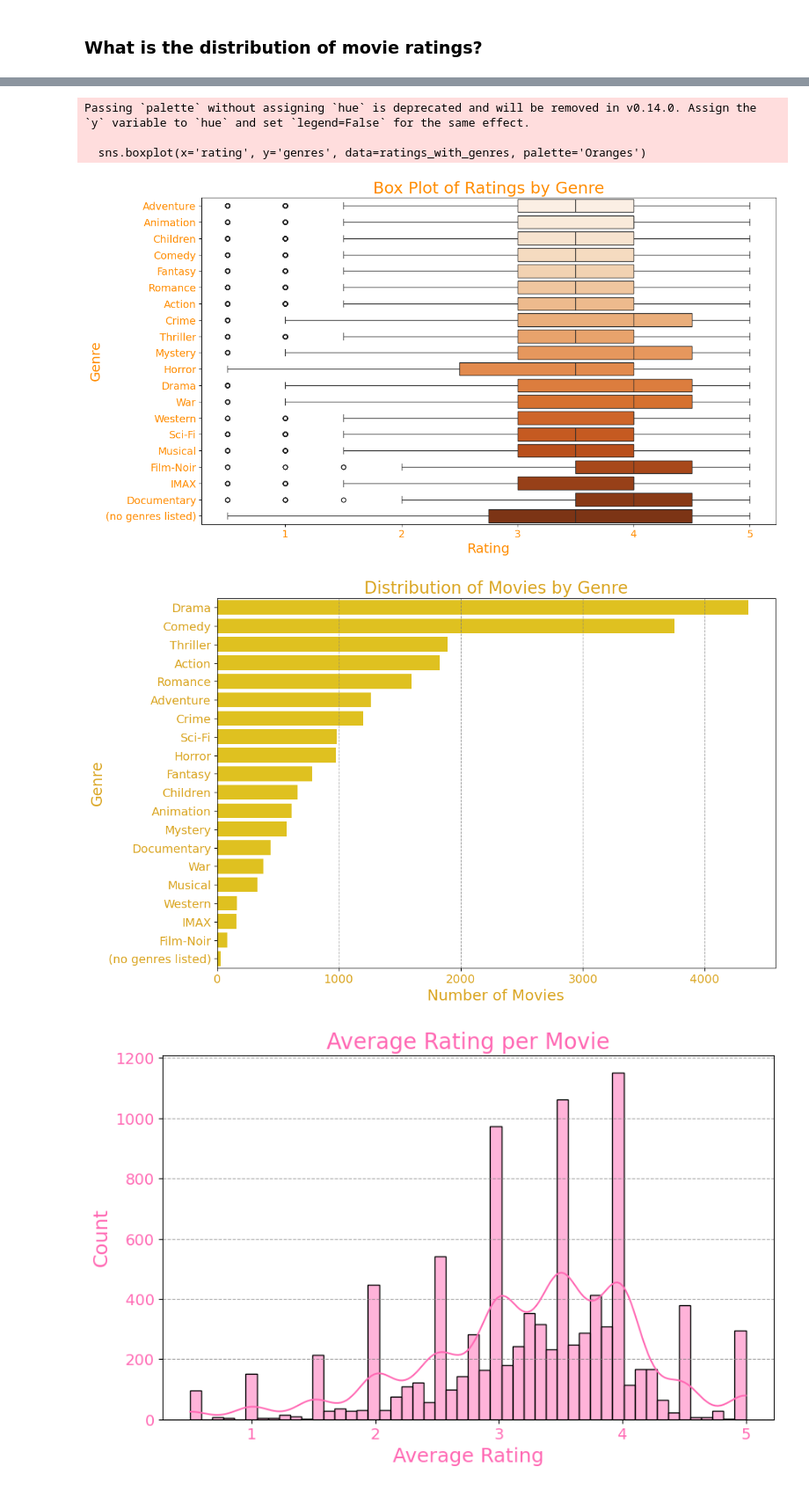
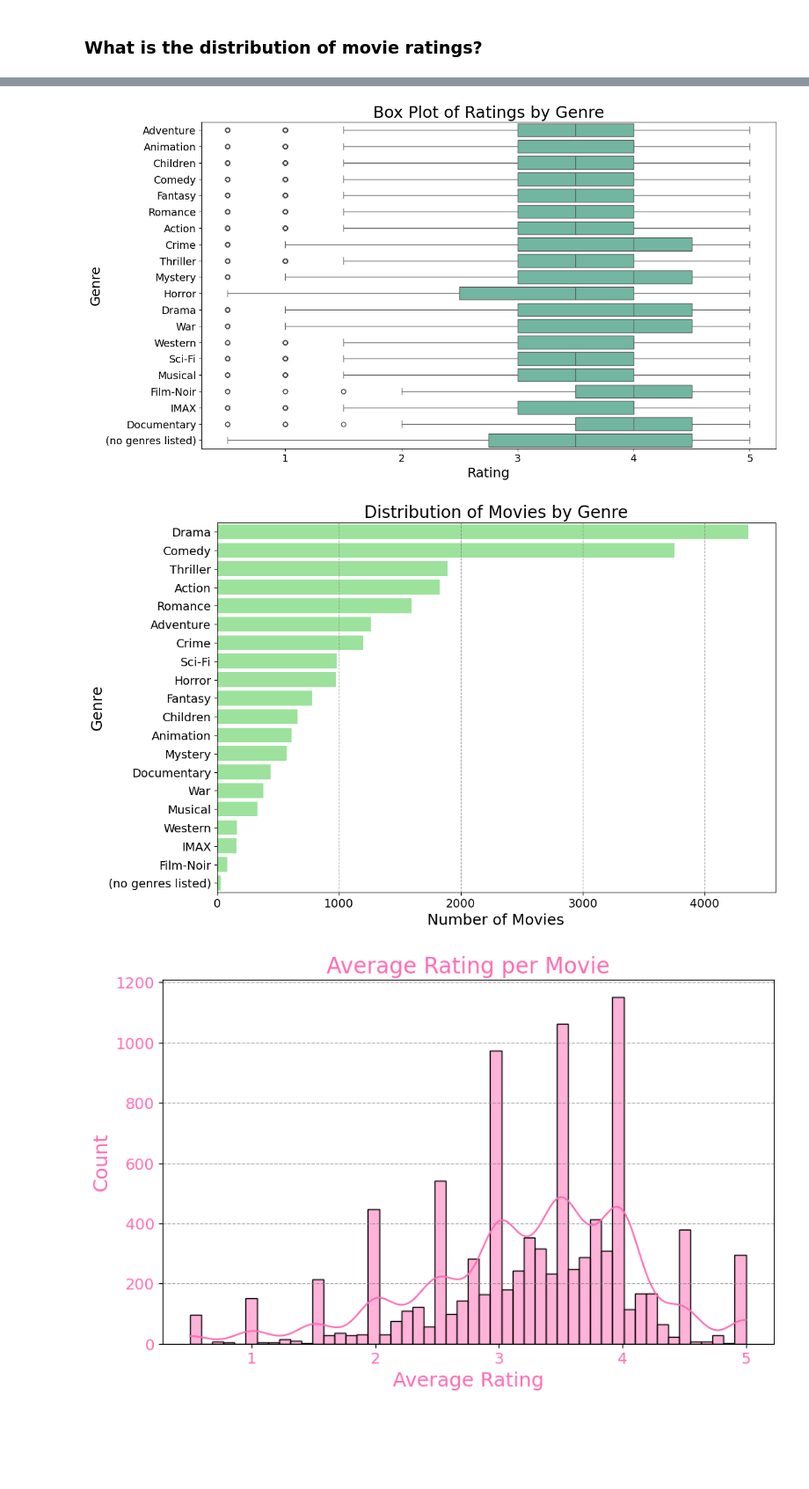
Before and after one commit to santiagoAlvz/MovieRecommendation, a Jupyter notebook: Movie_Recommendation_System.ipynb, the cells around one changed output, grey strips where cells are left out. Shown at 88% size. Saved outputs shown, nothing was run; the diff lists cells and outputs as text; code cells hidden in the pictures; blank space fills up the shorter version.

Commit message:
updated visualizations

```diff
--- a/Movie_Recommendation_System.ipynb
+++ b/Movie_Recommendation_System.ipynb
@@ -92,35 +115,35 @@ Passing `palette` without assigning `hue` is deprecated and will be removed in v
 # %%
 import pandas as pd
 import seaborn as sns
 import matplotlib.pyplot as plt
 
 # Merge ratings with genres
 ratings_with_genres = ratings.merge(movies[['movieId', 'genres']], on='movieId')
 ratings_with_genres['genres'] = ratings_with_genres['genres'].str.split('|')
 ratings_with_genres = ratings_with_genres.explode('genres')
 
 # Set figure size
 plt.figure(figsize=(14, 8))
 
-# Create the box plot with orange color
-sns.boxplot(x='rating', y='genres', data=ratings_with_genres, palette='Oranges')
+# Create the box plot with medium green color
+sns.boxplot(x='rating', y='genres', data=ratings_with_genres, color='#66c2a5')
 
 # Adding title and labels with larger font sizes
-plt.title('Box Plot of Ratings by Genre', fontsize=22, color='darkorange')
-plt.xlabel('Rating', fontsize=18, color='darkorange')
-plt.ylabel('Genre', fontsize=18, color='darkorange')
+plt.title('Box Plot of Ratings by Genre', fontsize=22, color='black')
+plt.xlabel('Rating', fontsize=18, color='black')
+plt.ylabel('Genre', fontsize=18, color='black')
 
 # Customize the ticks
-plt.xticks(fontsize=14, color='darkorange')
-plt.yticks(fontsize=14, color='darkorange')
+plt.xticks(fontsize=14, color='black')
+plt.yticks(fontsize=14, color='black')
+
+# Set the background color to white
+plt.gca().set_facecolor('#ffffff')
 
 # Display the plot
 plt.show()
 # %% [output]
-Passing `palette` without assigning `hue` is deprecated and will be removed in v0.14.0. Assign the `y` variable to `hue` and set `legend=False` for the same effect.
-
-  sns.boxplot(x='rating', y='genres', data=ratings_with_genres, palette='Oranges')
-[figure, old version]
+[figure, new version]
 # %%
 import pandas as pd
 import seaborn as sns
@@ -137,23 +160,26 @@ genre_counts = genre_df['genres'].value_counts()
 # Set figure size
 plt.figure(figsize=(12, 8))
 
-# Create the bar plot with golden yellow color
-sns.barplot(x=genre_counts.values, y=genre_counts.index, color='gold')
+# Create the bar plot with light green color
+sns.barplot(x=genre_counts.values, y=genre_counts.index, color='#90ee90')
 
-# Adding title and labels with larger font sizes and golden yellow colors
-plt.title('Distribution of Movies by Genre', fontsize=20, color='goldenrod')
-plt.xlabel('Number of Movies', fontsize=18, color='goldenrod')
-plt.ylabel('Genre', fontsize=18, color='goldenrod')
-plt.xticks(fontsize=14, color='goldenrod')
-plt.yticks(fontsize=14, color='goldenrod')
+# Adding title and labels with larger font sizes and black colors
+plt.title('Distribution of Movies by Genre', fontsize=20, color='black')
+plt.xlabel('Number of Movies', fontsize=18, color='black')
+plt.ylabel('Genre', fontsize=18, color='black')
+plt.xticks(fontsize=14, color='black')
+plt.yticks(fontsize=14, color='black')
 
 # Adding grid lines
 plt.grid(axis='x', linestyle='--', alpha=0.7, color='gray')
 
+# Set the background color to white
+plt.gca().set_facecolor('#ffffff')
+
 # Display the plot
 plt.show()
 # %% [output]
-[figure, old version]
+[figure, new version]
 # %%
 import pandas as pd
 import seaborn as sns
```
Also changed, not shown: parts of 3 cells of this notebook.
